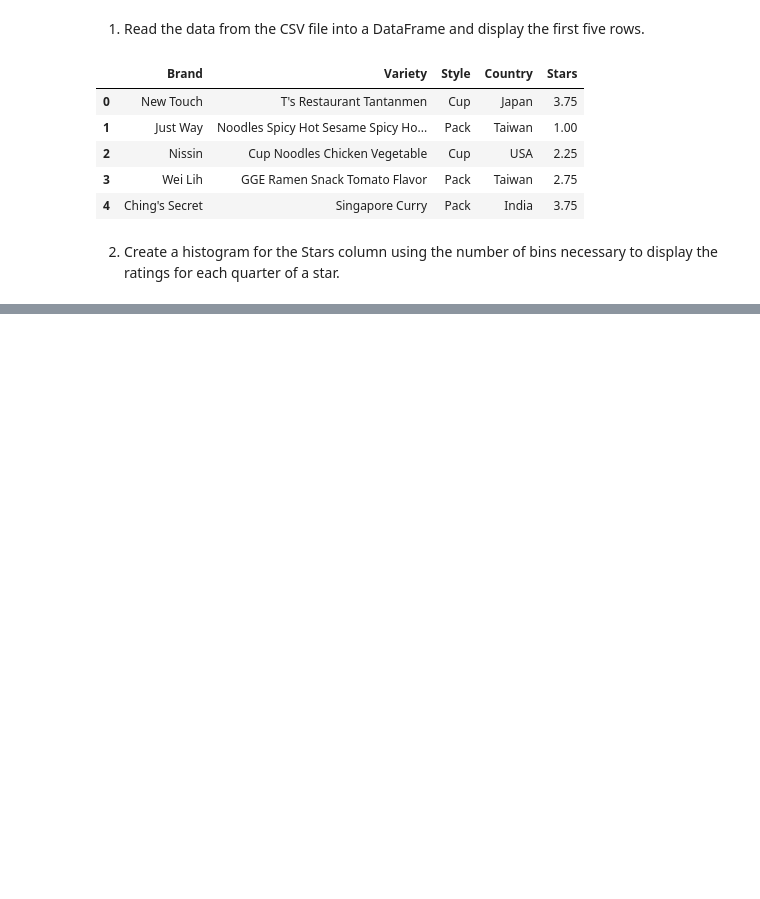
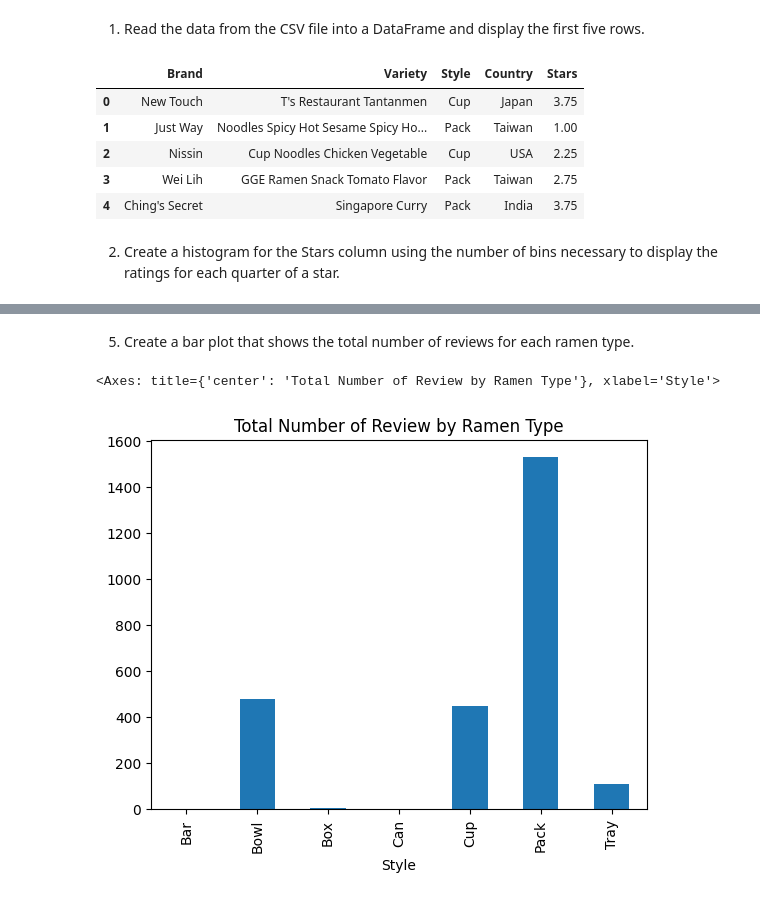
Before and after one commit to zachrousseau/SEC.407.AdvancedPython, a Jupyter notebook: Rousseau.Assignment.06/Rousseau.Assignment.06.Program.04.ipynb, the cells around one changed output, grey strips where cells are left out. Cells and saved outputs as stored; diff of their text form; code cells hidden in the pictures; blank space fills up the shorter version.

```diff
--- a/Rousseau.Assignment.06/Rousseau.Assignment.06.Program.04.ipynb
+++ b/Rousseau.Assignment.06/Rousseau.Assignment.06.Program.04.ipynb
@@ -17,0 +43,7 @@ each quarter of a star.
+# %% [markdown]
+5. Create a bar plot that shows the total number of reviews for each ramen type.
+# %%
+(ramen_data.groupby('Style')['Stars'].count()).plot.bar(title='Total Number of Review by Ramen Type')
+# %% [output]
+<Axes: title={'center': 'Total Number of Review by Ramen Type'}, xlabel='Style'>
+[figure, added]
```
Also changed, not shown: parts of 8 cells of this notebook, 1 other file.
